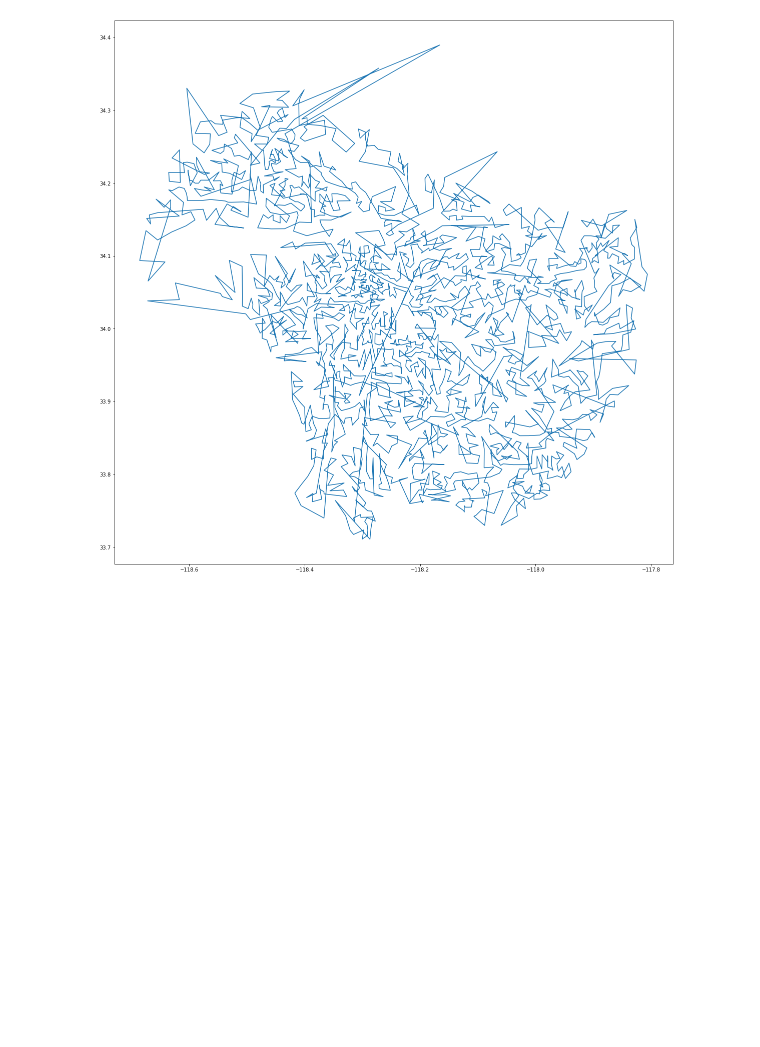
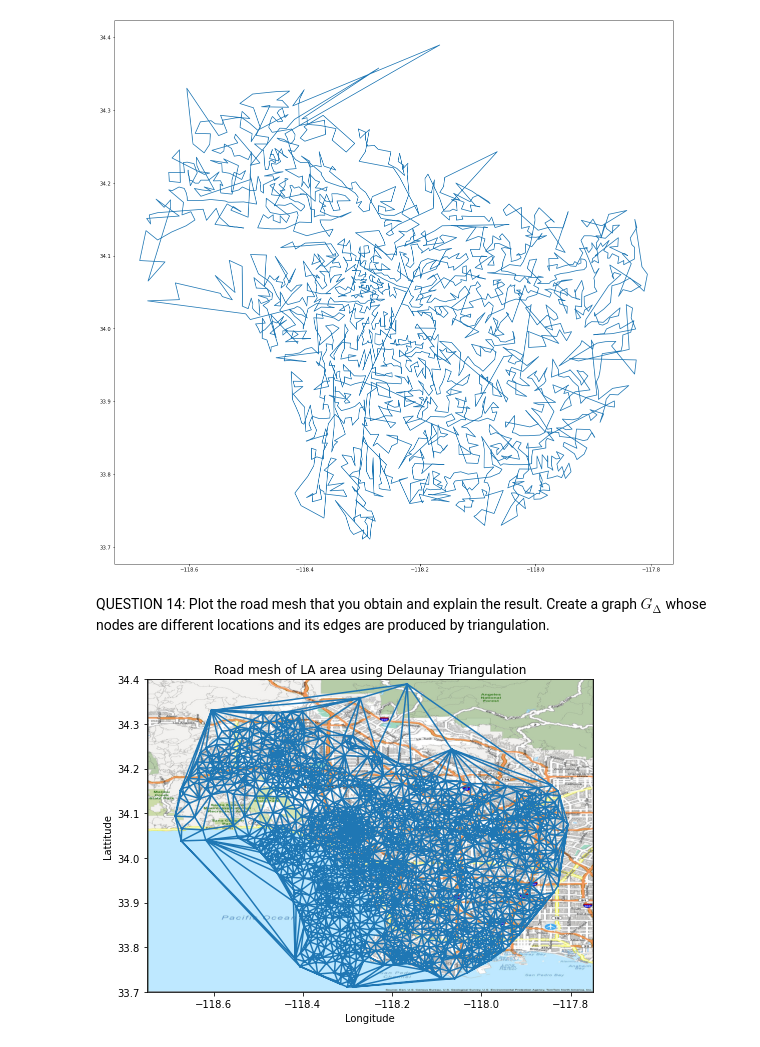
Before and after one commit to morgworth/ece232_team, a Jupyter notebook: Project 4/Morgan Project 4 Part 2.ipynb, the cells around one changed output. Saved outputs shown, nothing was run; the diff lists cells and outputs as text; code cells hidden in the pictures; blank space fills up the shorter version.

```diff
--- a/Project 4/Morgan Project 4 Part 2.ipynb
+++ b/Project 4/Morgan Project 4 Part 2.ipynb
@@ -288,3 +288,23 @@ plt.plot(tsp_coordinates[:, 0], tsp_coordinates[:, 1],'-')
 plt.show()
 # %% [output]
 [figure]
+# %% [markdown]
+QUESTION 14: Plot the road mesh that you obtain and explain the result. Create a graph $G_∆$ whose nodes are different locations and its edges are produced by triangulation.
+# %%
+tri = Delaunay(g.vs['coordinates'])
+ruh_m = plt.imread('LA_map.jpg')
+BBox = ((-118.75,   -117.75,
+         33.7, 34.4))
+all_coordinates = np.array(g.vs['coordinates'])
+fig, ax = plt.subplots(figsize = (8,7))
+plt.triplot(all_coordinates[:, 0], all_coordinates[:, 1], tri.simplices.copy())
+ax.set_title('Road mesh of LA area using Delaunay Triangulation')
+plt.xlabel('Longitude')
+plt.ylabel('Lattitude')
+ax.set_xlim(BBox[0],BBox[1])
+ax.set_ylim(BBox[2],BBox[3])
+ax.imshow(ruh_m, zorder=0, extent = BBox, aspect= 'equal')
+plt.savefig('Q14a.png',dpi=500,bbox_inches='tight')
+plt.show()
+# %% [output]
+[figure, added]
```
Also changed, not shown: parts of 9 cells of this notebook.
